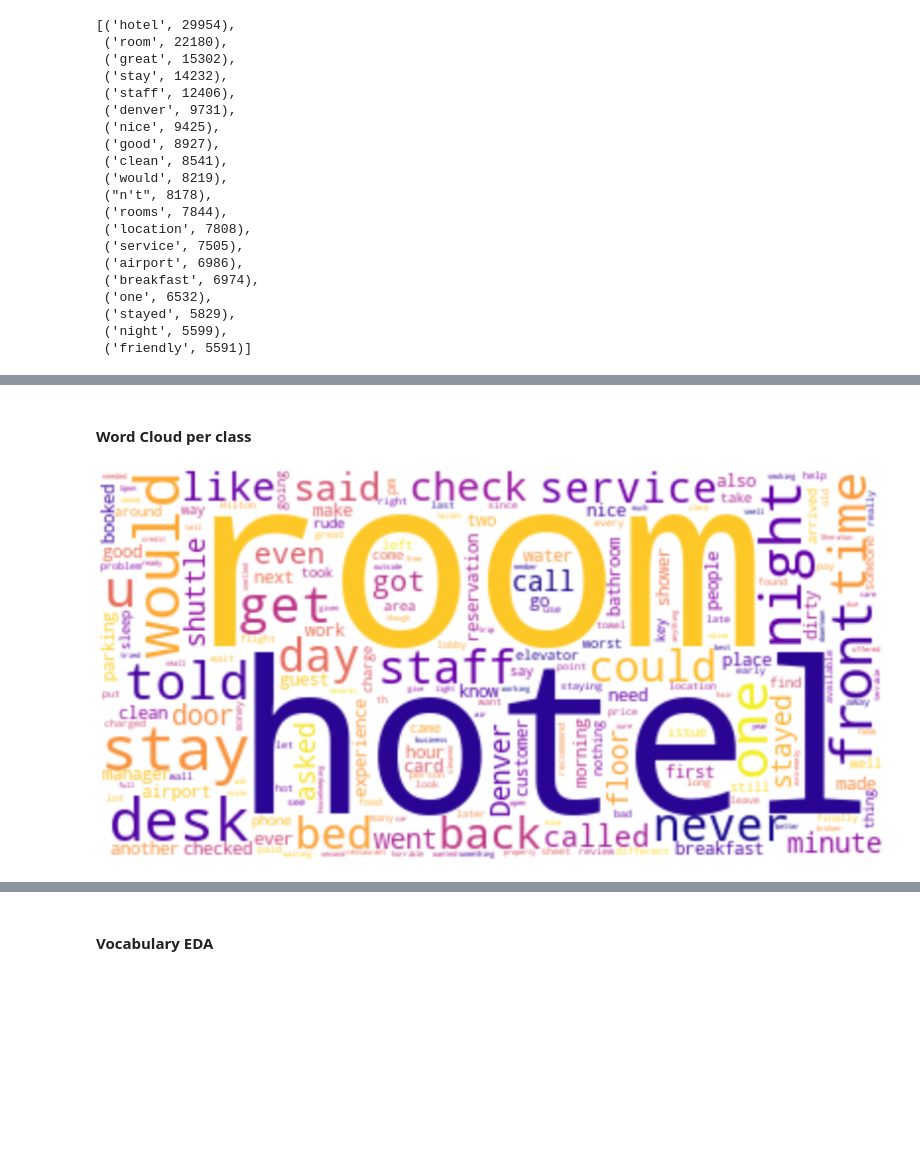
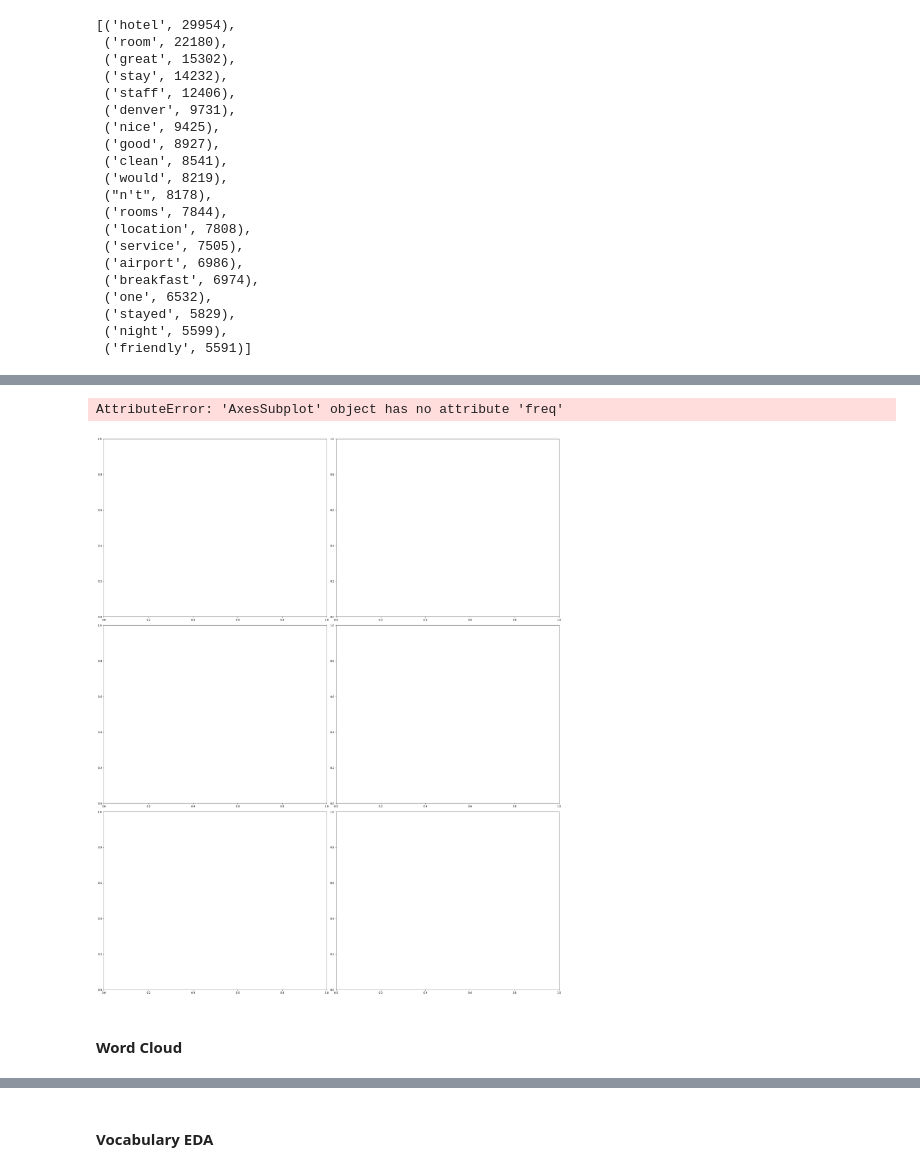
Before and after one commit to anna-dang/mod05-capstone-NLP, a Jupyter notebook: NLP_and_modeling.ipynb, the cells around one changed output, grey strips where cells are left out. Saved outputs shown, nothing was run; the diff lists cells and outputs as text; code cells hidden in the pictures; blank space fills up the shorter version.

```diff
--- a/NLP_and_modeling.ipynb
+++ b/NLP_and_modeling.ipynb
@@ -354,0 +362,24 @@ freq.most_common(20)
+# %%
+# PLOT FOR EACH CLASS!
+
+# need to clean and get tokens for each class seperately
+
+# then plot
+
+fig, axes = plt.subplots(3, 2, figsize=(25, 30))
+fig.tight_layout(pad=0.2, w_pad=0.5, h_pad=1.2)
+
+reviews = df.loc[df['Rating'] == rating]['Review']
+
+for i, ax in zip(list(range(6, 0, -1)), axes.flatten()):
+
+    if 1 <= i-1 <= 5:
+        ax.freq.plot(100)
+        ax.axis("off")
+        ax.set_title(f"- - - {i-1} Stars - - -", size=25, fontweight='bold')
+
+    else:
+        ax.axis('off')
+# %% [output]
+AttributeError: 'AxesSubplot' object has no attribute 'freq'
+[figure, added]
@@ -355,2 +394,2 @@ freq.most_common(20)
 # %% [markdown]
-#### Word Cloud per class
+#### Word Cloud
@@ -377,4 +395,0 @@ def plot_cloud(df, rating=int, pattern=None, stopwords=None):
-# %%
-plot_cloud(test, rating=1, pattern=pattern, stopwords=stopword_list)
-# %% [output]
-[figure, removed]
```
Also changed, not shown: parts of 21 cells of this notebook, 1 other file.
